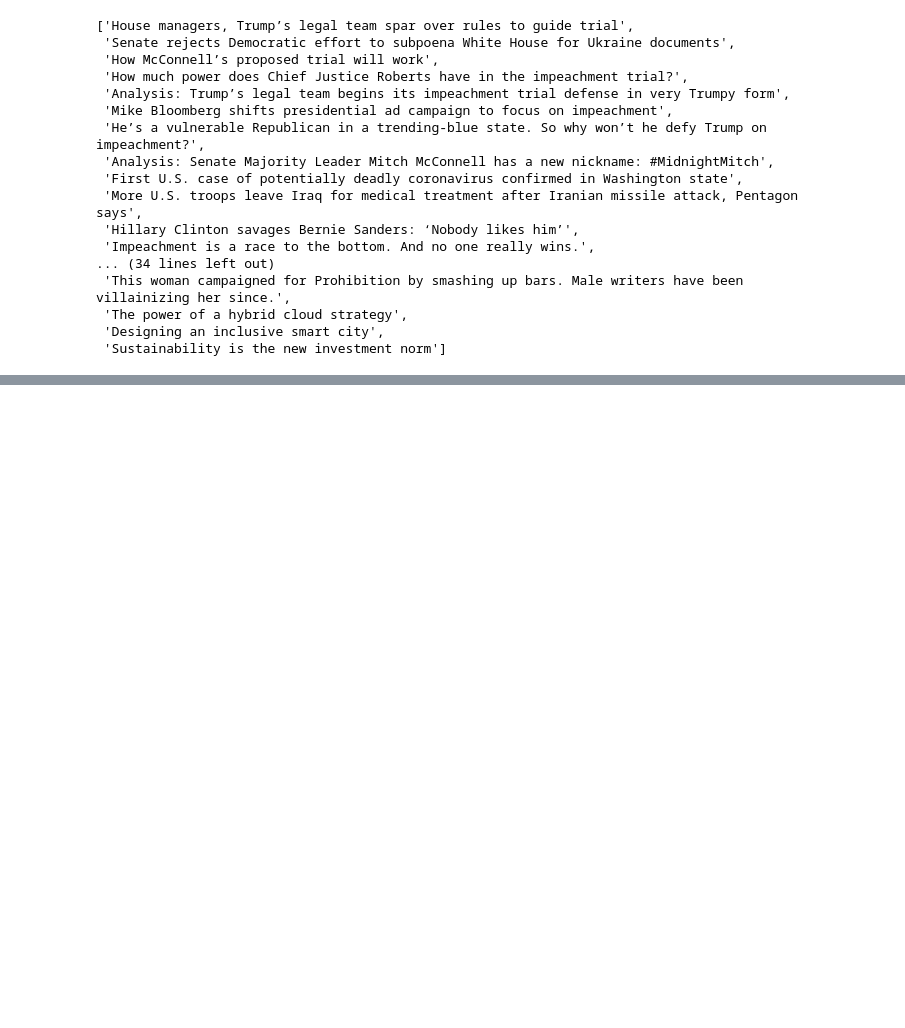
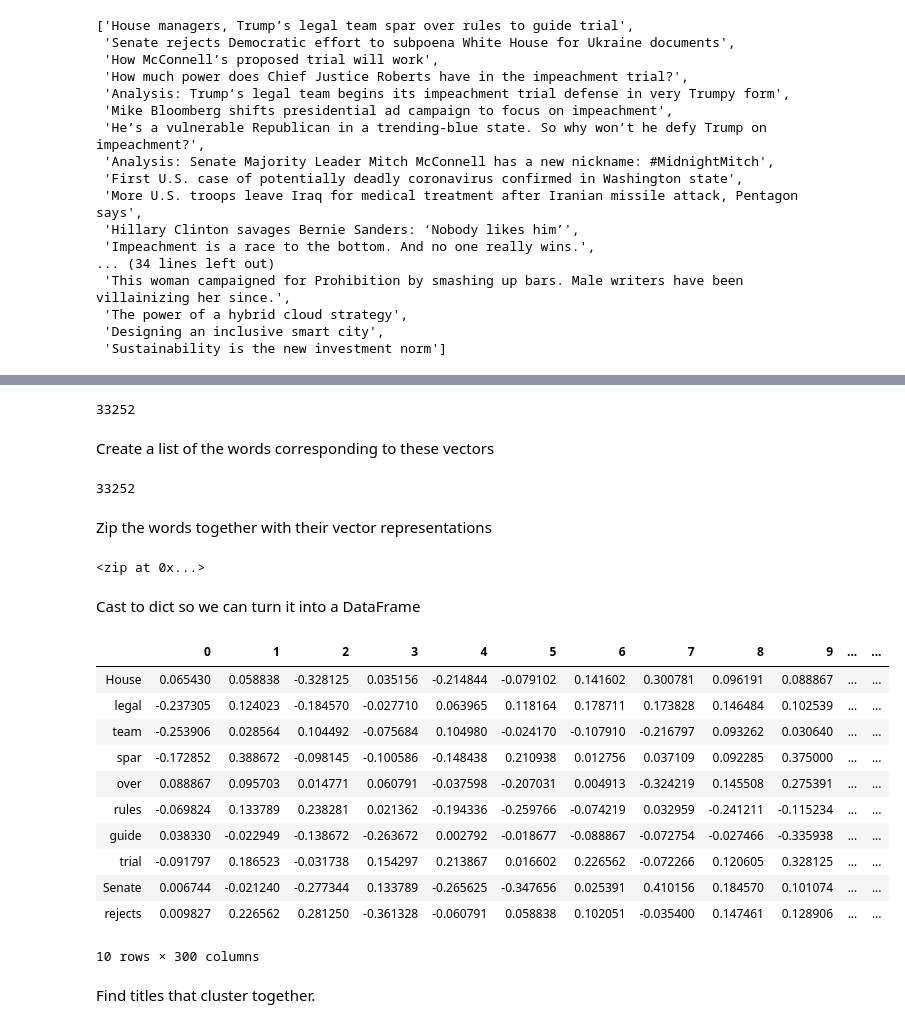
Before and after one commit to brienna/coronavirus-news-analysis, a Jupyter notebook: 2020_04_09_washington_post_scraper.ipynb, the cells around one changed output, grey strips where cells are left out. Drawn from its saved outputs; the diff is of its cells as text; code cells hidden in the pictures; blank space fills up the shorter version.

```diff
--- a/2020_04_09_washington_post_scraper.ipynb
+++ b/2020_04_09_washington_post_scraper.ipynb
@@ -181,0 +332,3 @@ data
+# %%
+words = ' '.join(all_headlines).split(' ')
+words
@@ -181,0 +373,40 @@ data
+# %%
+vector_list = [model[word] for word in words if word in model.vocab]
+len(vector_list)
+# %% [output]
+33252
+# %% [markdown]
+Create a list of the words corresponding to these vectors
+# %%
+words_filtered = [word for word in words if word in model.vocab]
+len(words_filtered)
+# %% [output]
+33252
+# %% [markdown]
+Zip the words together with their vector representations
+# %%
+word_vec_zip = zip(words_filtered, vector_list)
+word_vec_zip
+# %% [output]
+<zip at 0x...>
+# %% [markdown]
+Cast to dict so we can turn it into a DataFrame
+# %%
+word_vec_dict = dict(word_vec_zip)
+df_words = pd.DataFrame.from_dict(word_vec_dict, orient='index')
+df_words.head(10)
+# %% [output]
+|  | 0 | 1 | 2 | 3 | 4 | 5 | 6 | 7 | 8 | 9 | ... | ... |
+| House | 0.065430 | 0.058838 | -0.328125 | 0.035156 | -0.214844 | -0.079102 | 0.141602 | 0.300781 | 0.096191 | 0.088867 | ... | ... |
+| legal | -0.237305 | 0.124023 | -0.184570 | -0.027710 | 0.063965 | 0.118164 | 0.178711 | 0.173828 | 0.146484 | 0.102539 | ... | ... |
+| team | -0.253906 | 0.028564 | 0.104492 | -0.075684 | 0.104980 | -0.024170 | -0.107910 | -0.216797 | 0.093262 | 0.030640 | ... | ... |
+| spar | -0.172852 | 0.388672 | -0.098145 | -0.100586 | -0.148438 | 0.210938 | 0.012756 | 0.037109 | 0.092285 | 0.375000 | ... | ... |
+| over | 0.088867 | 0.095703 | 0.014771 | 0.060791 | -0.037598 | -0.207031 | 0.004913 | -0.324219 | 0.145508 | 0.275391 | ... | ... |
+| rules | -0.069824 | 0.133789 | 0.238281 | 0.021362 | -0.194336 | -0.259766 | -0.074219 | 0.032959 | -0.241211 | -0.115234 | ... | ... |
+| guide | 0.038330 | -0.022949 | -0.138672 | -0.263672 | 0.002792 | -0.018677 | -0.088867 | -0.072754 | -0.027466 | -0.335938 | ... | ... |
+| trial | -0.091797 | 0.186523 | -0.031738 | 0.154297 | 0.213867 | 0.016602 | 0.226562 | -0.072266 | 0.120605 | 0.328125 | ... | ... |
+| Senate | 0.006744 | -0.021240 | -0.277344 | 0.133789 | -0.265625 | -0.347656 | 0.025391 | 0.410156 | 0.184570 | 0.101074 | ... | ... |
+| rejects | 0.009827 | 0.226562 | 0.281250 | -0.361328 | -0.060791 | 0.058838 | 0.102051 | -0.035400 | 0.147461 | 0.128906 | ... | ... |
+10 rows × 300 columns
+# %% [markdown]
+Find titles that cluster together.
```
Also changed, not shown: parts of 73 cells of this notebook, 2 other files.
